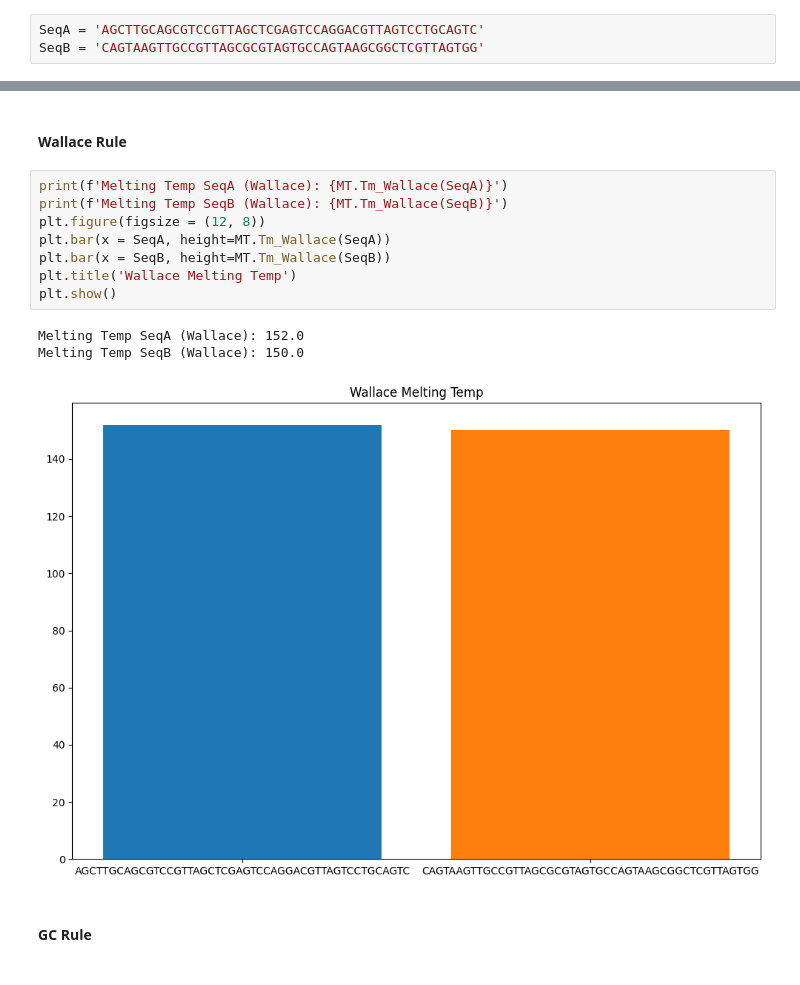
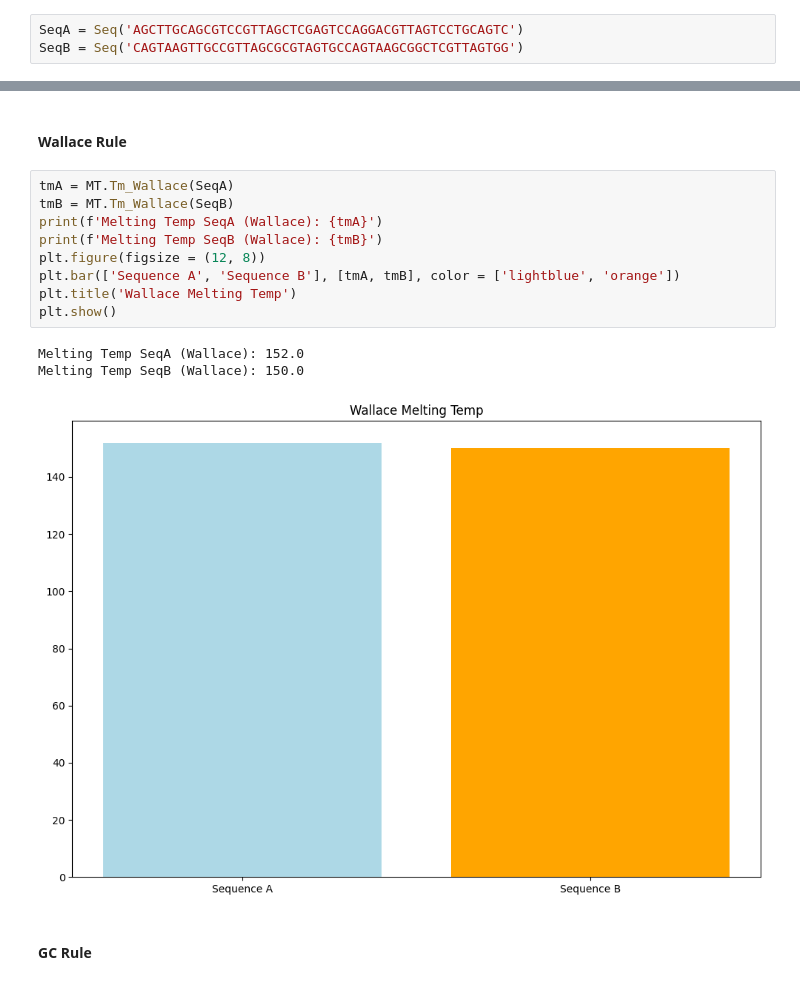
Before and after one commit to JonathanSuryaS/CompBio-Exercise, a Jupyter notebook: 2.ipynb, the cells around one changed output, grey strips where cells are left out. Saved outputs shown, nothing was run; the diff lists cells and outputs as text.

```diff
--- a/2.ipynb
+++ b/2.ipynb
@@ -7,8 +7,8 @@ from Bio.SeqUtils import MeltingTemp as MT, molecular_weight, gc_fraction as GC
 # %% [markdown]
 # Data
 # %%
-SeqA = 'AGCTTGCAGCGTCCGTTAGCTCGAGTCCAGGACGTTAGTCCTGCAGTC'
-SeqB = 'CAGTAAGTTGCCGTTAGCGCGTAGTGCCAGTAAGCGGCTCGTTAGTGG'
+SeqA = Seq('AGCTTGCAGCGTCCGTTAGCTCGAGTCCAGGACGTTAGTCCTGCAGTC')
+SeqB = Seq('CAGTAAGTTGCCGTTAGCGCGTAGTGCCAGTAAGCGGCTCGTTAGTGG')
 # %% [markdown]
 # Quest
 Please use Biopython to:<br>
@@ -30,17 +30,18 @@ Molecular weight of SeqB: 14975.510499999997
 # %% [markdown]
 #### Wallace Rule
 # %%
-print(f'Melting Temp SeqA (Wallace): {MT.Tm_Wallace(SeqA)}')
-print(f'Melting Temp SeqB (Wallace): {MT.Tm_Wallace(SeqB)}')
+tmA = MT.Tm_Wallace(SeqA)
+tmB = MT.Tm_Wallace(SeqB)
+print(f'Melting Temp SeqA (Wallace): {tmA}')
+print(f'Melting Temp SeqB (Wallace): {tmB}')
 plt.figure(figsize = (12, 8))
-plt.bar(x = SeqA, height=MT.Tm_Wallace(SeqA))
-plt.bar(x = SeqB, height=MT.Tm_Wallace(SeqB))
+plt.bar(['Sequence A', 'Sequence B'], [tmA, tmB], color = ['lightblue', 'orange'])
 plt.title('Wallace Melting Temp')
 plt.show()
 # %% [output]
 Melting Temp SeqA (Wallace): 152.0
 Melting Temp SeqB (Wallace): 150.0
-[figure, old version]
+[figure, new version]
 # %% [markdown]
 #### GC Rule
 # %%
```
Also changed, not shown: parts of 8 cells of this notebook, 3 other files.
